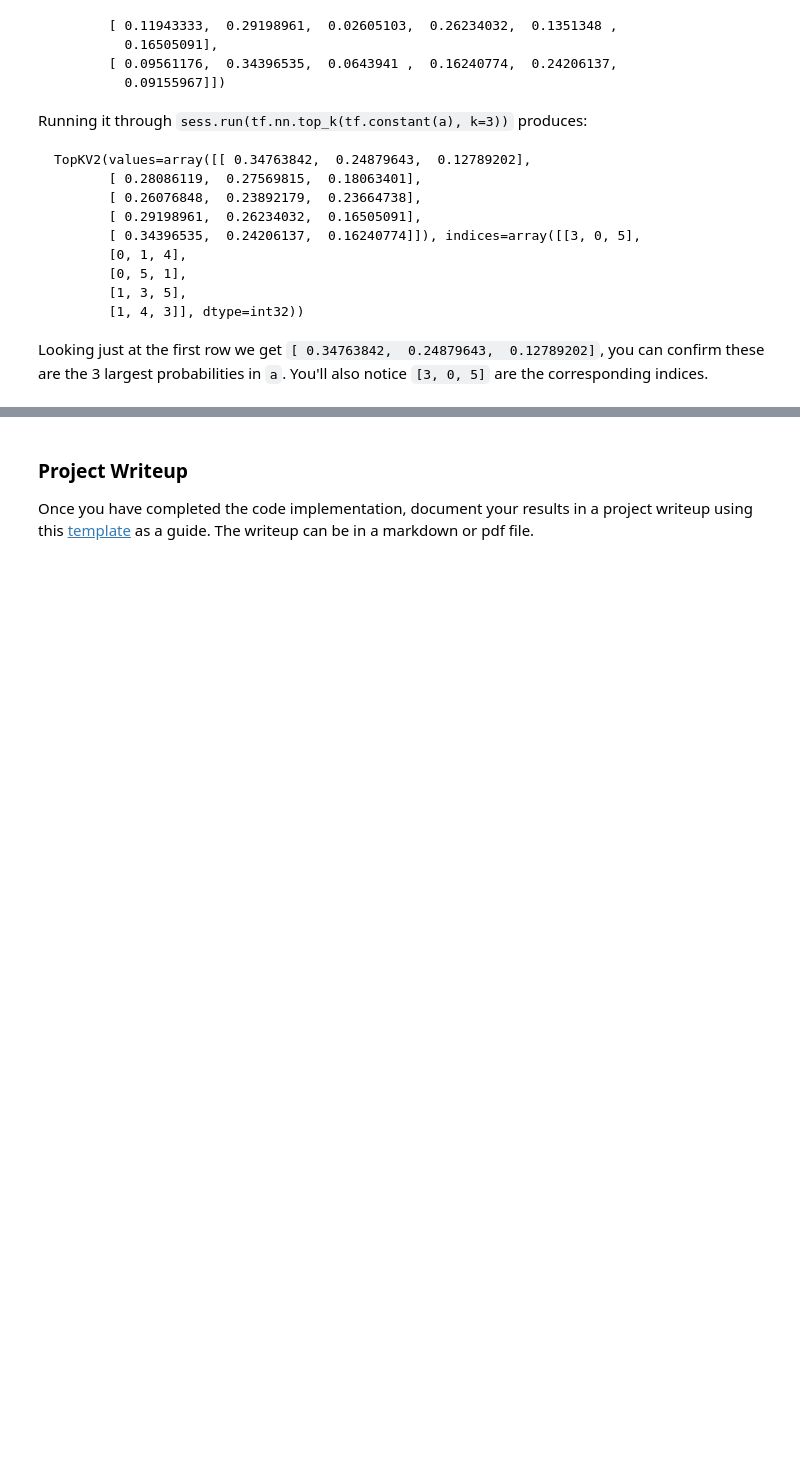
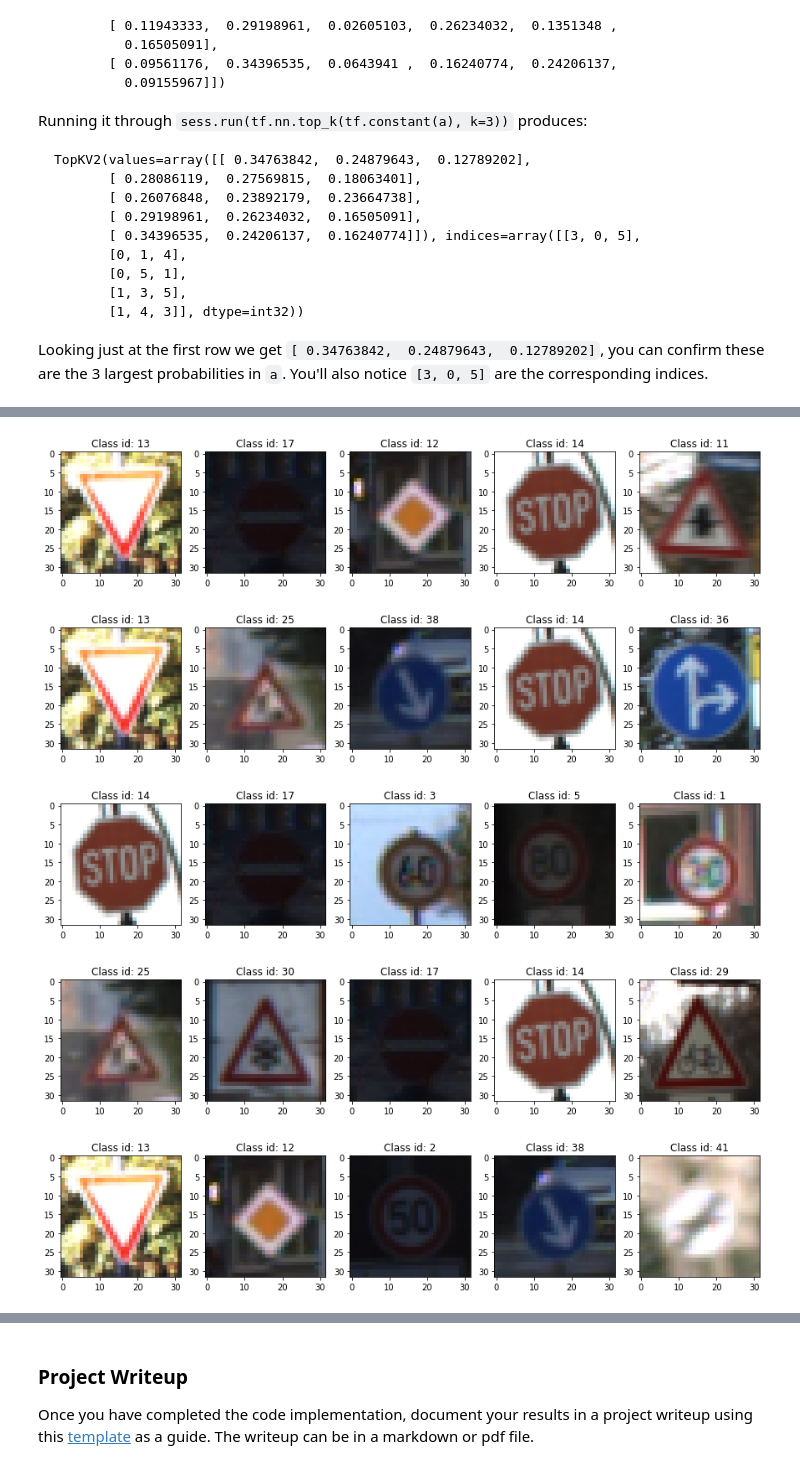
Before and after one commit to koulakis/CarND-Traffic-Sign-Classifier-Project, a Jupyter notebook: Traffic_Sign_Classifier.ipynb, the cells around one changed output, grey strips where cells are left out. Drawn from its saved outputs; the diff is of its cells as text; code cells hidden in the pictures; blank space fills up the shorter version.

```diff
--- a/Traffic_Sign_Classifier.ipynb
+++ b/Traffic_Sign_Classifier.ipynb
@@ -388,3 +394,8 @@ You may find `signnames.csv` useful as it contains mappings from the class id (i
 ### Run the predictions here and use the model to output the prediction for each image.
 ### Make sure to pre-process the images with the same pre-processing pipeline used earlier.
 ### Feel free to use as many code cells as needed.
+# %%
+with tf.Session() as sess:
+    saver.restore(sess, tf.train.latest_checkpoint('./models/'))
+
+    predicted_test_classes = evaluate_tf_variable(sess, predictions, np.array(list(map(scale, test_images))), y_test)
@@ -436,3 +457,7 @@ Looking just at the first row we get `[ 0.34763842,  0.24879643,  0.12789202]`,
 # %%
 ### Print out the top five softmax probabilities for the predictions on the German traffic sign images found on the web.
 ### Feel free to use as many code cells as needed.
+with tf.Session() as sess:
+    saver.restore(sess, tf.train.latest_checkpoint('./models/'))
+
+    predicted_probs_test_classes = evaluate_tf_variable(sess, tf.nn.top_k(tf.nn.softmax(logits), k=5), np.array(list(map(scale, test_images))), y_test)
@@ -438,0 +483,2 @@ Looking just at the first row we get `[ 0.34763842,  0.24879643,  0.12789202]`,
+# %%
+representatives_dict = dict(random_class_representative_idx)
@@ -438,0 +489,12 @@ Looking just at the first row we get `[ 0.34763842,  0.24879643,  0.12789202]`,
+# %%
+plot_n_images_per_row(
+    X_train,
+    [(index, representatives_dict[index])
+     for index in predicted_probs_test_classes.indices.flatten()],
+    5)
+# %% [output]
+[figure, added]
+[figure, added]
+[figure, added]
+[figure, added]
+[figure, added]
```
Also changed, not shown: parts of 25 cells of this notebook, 10 other files.
